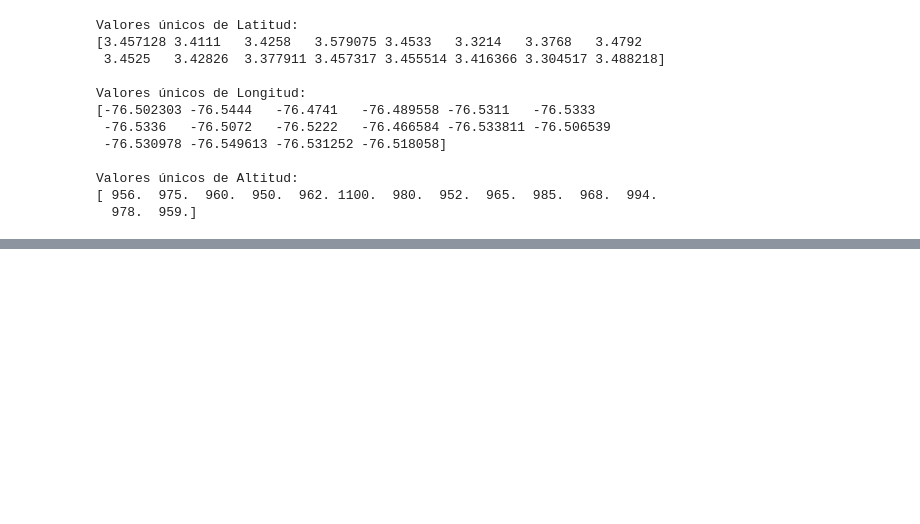
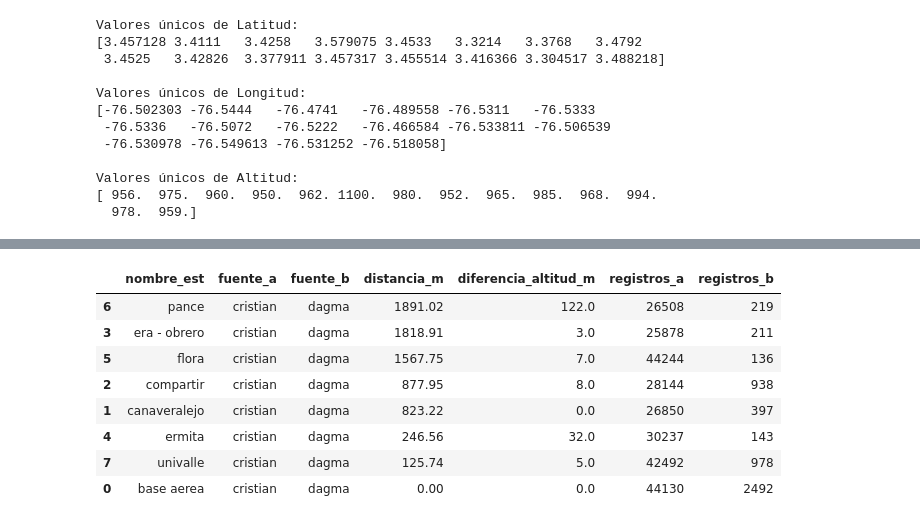
Before and after one commit to yeigen/proyecto-3, a Jupyter notebook: notebooks/dagma/dagma-combinado-era-modis.ipynb, the cells around one changed output, grey strips where cells are left out. Saved outputs shown, nothing was run; the diff lists cells and outputs as text; code cells hidden in the pictures; blank space fills up the shorter version.

```diff
--- a/notebooks/dagma/dagma-combinado-era-modis.ipynb
+++ b/notebooks/dagma/dagma-combinado-era-modis.ipynb
@@ -72,0 +284,44 @@ df.describe()
+# %%
+from math import radians, sin, cos, sqrt, atan2
+
+def distancia_m(lat1, lon1, lat2, lon2):
+    R = 6371000
+    p1 = radians(lat1)
+    p2 = radians(lat2)
+    dlat = radians(lat2 - lat1)
+    dlon = radians(lon2 - lon1)
+    a = sin(dlat / 2) ** 2 + cos(p1) * cos(p2) * sin(dlon / 2) ** 2
+    return 2 * R * atan2(sqrt(a), sqrt(1 - a))
+
+diferencias = []
+
+for estacion, temp in coords.groupby("nombre_est"):
+
+    if len(temp) > 1:
+        a = temp.iloc[0]
+        b = temp.iloc[1]
+
+        diferencias.append({
+            "nombre_est": estacion,
+            "fuente_a": a["fuente"],
+            "fuente_b": b["fuente"],
+            "distancia_m": distancia_m(
+                a["latitud"], a["longitud"],
+                b["latitud"], b["longitud"],
+            ),
+            "diferencia_altitud_m": abs(a["altitud"] - b["altitud"]),
+            "registros_a": a["registros"],
+            "registros_b": b["registros"],
+        })
+
+pd.DataFrame(diferencias).sort_values("distancia_m", ascending=False).round(2)
+# %% [output]
+|  | nombre_est | fuente_a | fuente_b | distancia_m | diferencia_altitud_m | registros_a | registros_b |
+| 6 | pance | cristian | dagma | 1891.02 | 122.0 | 26508 | 219 |
+| 3 | era - obrero | cristian | dagma | 1818.91 | 3.0 | 25878 | 211 |
+| 5 | flora | cristian | dagma | 1567.75 | 7.0 | 44244 | 136 |
+| 2 | compartir | cristian | dagma | 877.95 | 8.0 | 28144 | 938 |
+| 1 | canaveralejo | cristian | dagma | 823.22 | 0.0 | 26850 | 397 |
+| 4 | ermita | cristian | dagma | 246.56 | 32.0 | 30237 | 143 |
+| 7 | univalle | cristian | dagma | 125.74 | 5.0 | 42492 | 978 |
+| 0 | base aerea | cristian | dagma | 0.00 | 0.0 | 44130 | 2492 |
```
Also changed, not shown: parts of 13 cells of this notebook, 1 other file.
